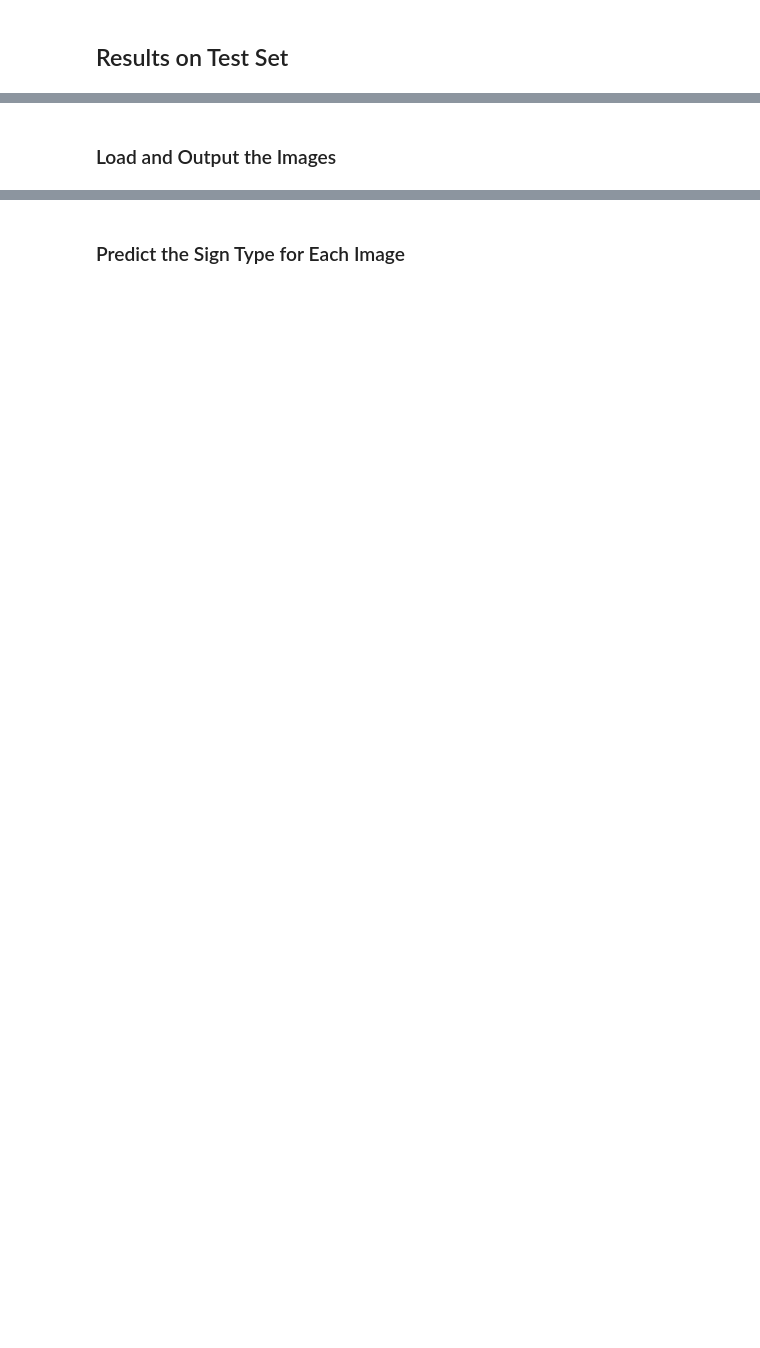
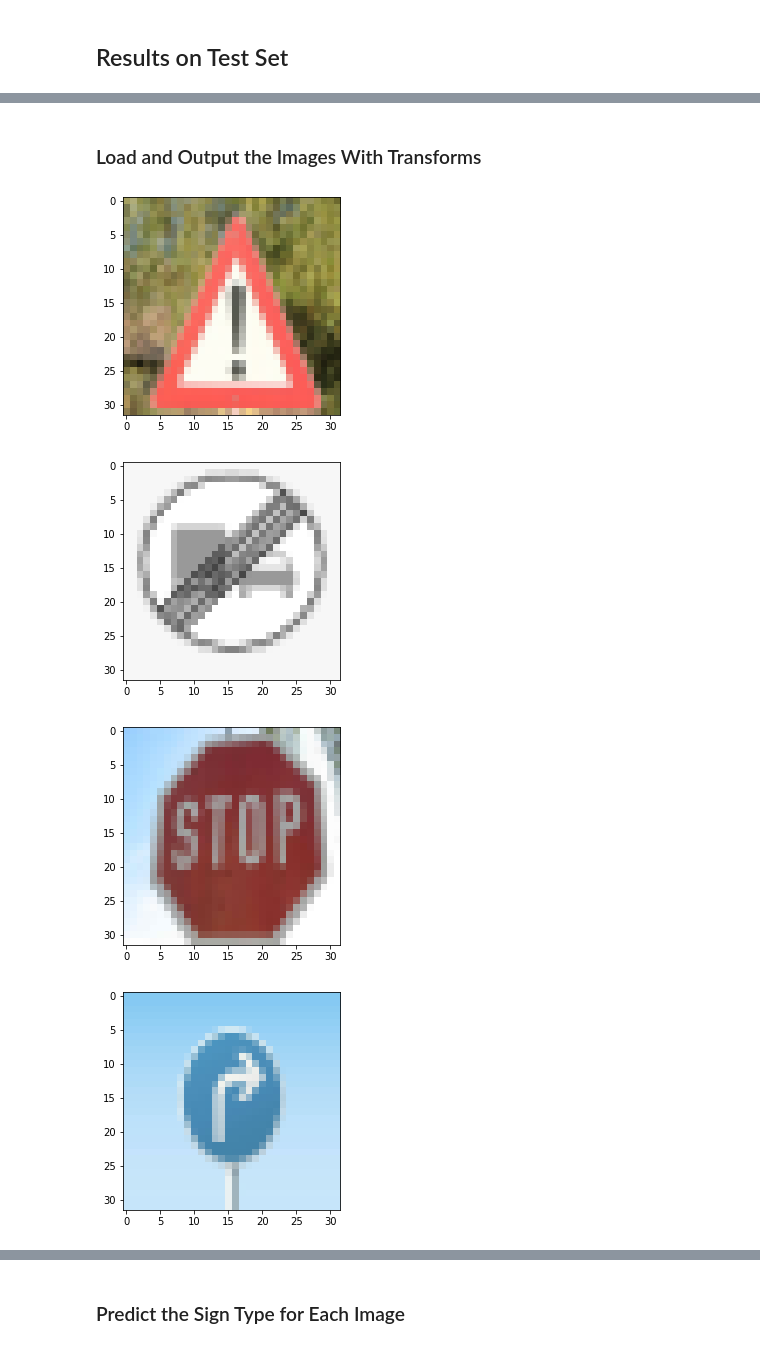
Before and after one commit to charlierance/TrafficSign_CNN, a Jupyter notebook: Traffic_Sign_Classifier.ipynb, the cells around one changed output, grey strips where cells are left out. Drawn from its saved outputs; the diff is of its cells as text; code cells hidden in the pictures; blank space fills up the shorter version.

```diff
--- a/Traffic_Sign_Classifier.ipynb
+++ b/Traffic_Sign_Classifier.ipynb
@@ -457,2 +470,2 @@ You may find `signnames.csv` useful as it contains mappings from the class id (i
 # %% [markdown]
-### Load and Output the Images
+### Load and Output the Images With Transforms
@@ -461,0 +472,20 @@ You may find `signnames.csv` useful as it contains mappings from the class id (i
+# %%
+import glob
+
+images = glob.glob("./internet_images/*")
+
+
+# Import images
+read_images = []
+for idx, image in enumerate(images):
+    img = cv2.imread(image)
+    img = cv2.resize(img, (32, 32), interpolation = cv2.INTER_AREA)
+    img = RGB_img = cv2.cvtColor(img, cv2.COLOR_BGR2RGB)
+    read_images.append(img)
+    plt.imshow(img)
+    plt.show()
+# %% [output]
+[figure, added]
+[figure, added]
+[figure, added]
+[figure, added]
```
Also changed, not shown: parts of 39 cells of this notebook, 12 other files.
